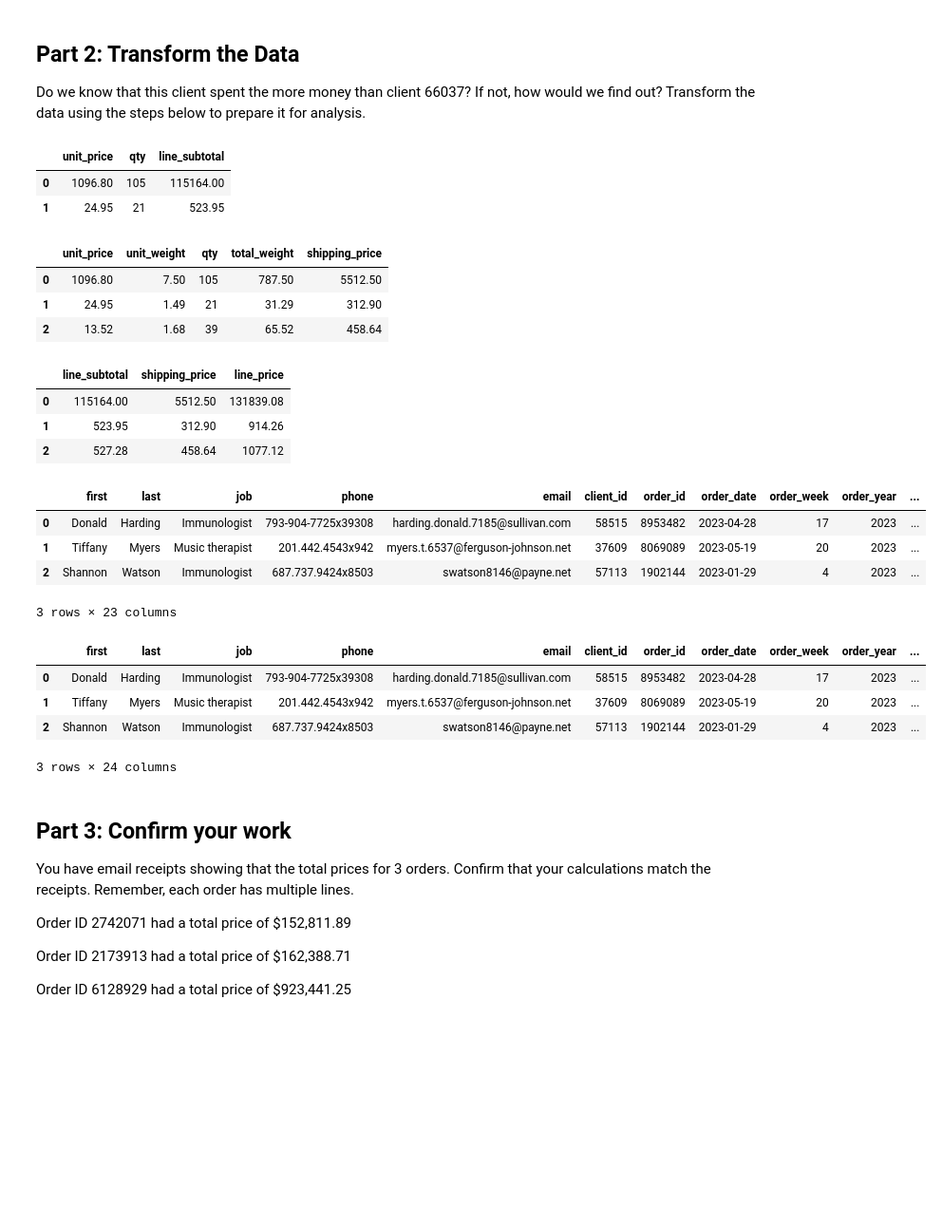
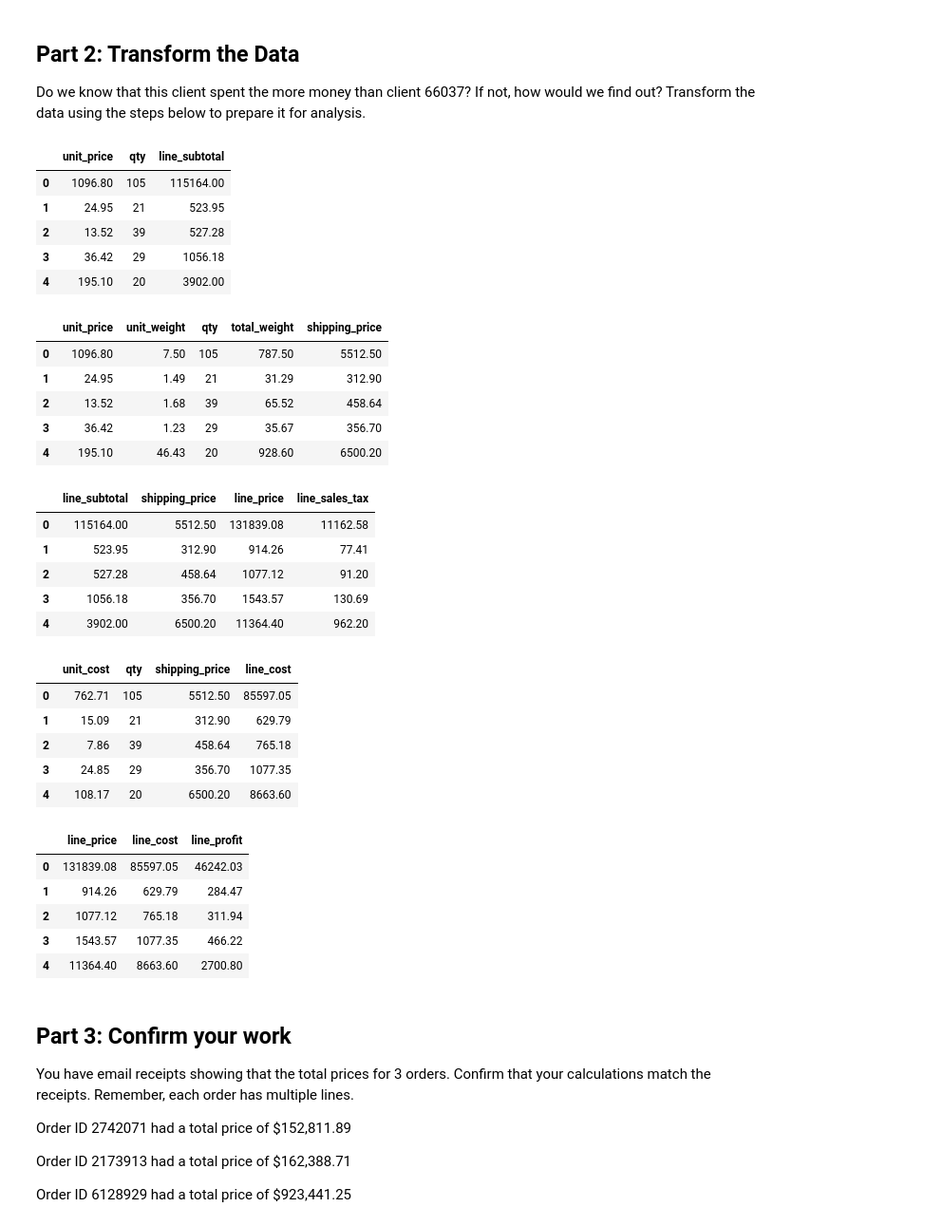
Before and after one commit to ManWithACap/pandas-challenge-1, a Jupyter notebook: module_4_challenge.ipynb, the cells around one changed output. Shown at 95% size. Drawn from its saved outputs; the diff is of its cells as text; code cells hidden in the pictures; blank space fills up the shorter version.

```diff
--- a/module_4_challenge.ipynb
+++ b/module_4_challenge.ipynb
@@ -147,49 +107,84 @@ Do we know that this client spent the more money than client 66037? If not, how
 # Create a column that calculates the
 # subtotal for each line using the unit_price
 # and the qty
+
+df['line_subtotal'] = round(df['unit_price'] * df['qty'], 2)
+
+df[['unit_price', 'qty', 'line_subtotal']].head()
 # %% [output]
 |  | unit_price | qty | line_subtotal |
 | 0 | 1096.80 | 105 | 115164.00 |
 | 1 | 24.95 | 21 | 523.95 |
+| 2 | 13.52 | 39 | 527.28 |
+| 3 | 36.42 | 29 | 1056.18 |
+| 4 | 195.10 | 20 | 3902.00 |
 # %%
 # Create a column for shipping price.
 # Assume a shipping price of $7 per pound
 # for orders over 50 pounds and $10 per
 # pound for items 50 pounds or under.
+
+import numpy as np
+
+df['total_weight'] = round(df['unit_weight'] * df['qty'], 2)
+
+df['shipping_price'] = np.where(df['total_weight'] > 50, df['total_weight'] * 7, df['total_weight'] * 10)
+
+df[['unit_price', 'unit_weight', 'qty', 'total_weight', 'shipping_price']].head()
 # %% [output]
 |  | unit_price | unit_weight | qty | total_weight | shipping_price |
 | 0 | 1096.80 | 7.50 | 105 | 787.50 | 5512.50 |
 | 1 | 24.95 | 1.49 | 21 | 31.29 | 312.90 |
 | 2 | 13.52 | 1.68 | 39 | 65.52 | 458.64 |
+| 3 | 36.42 | 1.23 | 29 | 35.67 | 356.70 |
+| 4 | 195.10 | 46.43 | 20 | 928.60 | 6500.20 |
 # %%
 # Create a column for the total price
 # using the subtotal and the shipping price
 # along with a sales tax of 9.25%
+
+df['line_sales_tax'] = round((df['line_subtotal'] + df['shipping_price']) * 0.0925, 2)
+
+df['line_price'] = round(df['line_subtotal'] + df['shipping_price'] + df['line_sales_tax'], 2)
+
+df[['line_subtotal', 'shipping_price', 'line_price', 'line_sales_tax']].head()
 # %% [output]
-|  | line_subtotal | shipping_price | line_price |
-| 0 | 115164.00 | 5512.50 | 131839.08 |
-| 1 | 523.95 | 312.90 | 914.26 |
-| 2 | 527.28 | 458.64 | 1077.12 |
+|  | line_subtotal | shipping_price | line_price | line_sales_tax |
+| 0 | 115164.00 | 5512.50 | 131839.08 | 11162.58 |
+| 1 | 523.95 | 312.90 | 914.26 | 77.41 |
+| 2 | 527.28 | 458.64 | 1077.12 | 91.20 |
+| 3 | 1056.18 | 356.70 | 1543.57 | 130.69 |
+| 4 | 3902.00 | 6500.20 | 11364.40 | 962.20 |
 # %%
 # Create a column for the cost
 # of each line using unit cost, qty, and
 # shipping price (assume the shipping cost
 # is exactly what is charged to the client).
+
+df['line_cost'] = round((df['unit_cost'] * df['qty']) + df['shipping_price'], 2)
+
+df[['unit_cost', 'qty', 'shipping_price', 'line_cost']].head()
 # %% [output]
-|  | first | last | job | phone | email | client_id | order_id | order_date | order_week | order_year | ... |
-| 0 | Donald | Harding | Immunologist | 793-904-7725x39308 | harding.donald.7185@sullivan.com | 58515 | 8953482 | 2023-04-28 | 17 | 2023 | ... |
-| 1 | Tiffany | Myers | Music therapist | 201.442.4543x942 | myers.t.6537@ferguson-johnson.net | 37609 | 8069089 | 2023-05-19 | 20 | 2023 | ... |
-| 2 | Shannon | Watson | Immunologist | 687.737.9424x8503 | swatson8146@payne.net | 57113 | 1902144 | 2023-01-29 | 4 | 2023 | ... |
+|  | unit_cost | qty | shipping_price | line_cost |
+| 0 | 762.71 | 105 | 5512.50 | 85597.05 |
+| 1 | 15.09 | 21 | 312.90 | 629.79 |
+| 2 | 7.86 | 39 | 458.64 | 765.18 |
+| 3 | 24.85 | 29 | 356.70 | 1077.35 |
+| 4 | 108.17 | 20 | 6500.20 | 8663.60 |
-3 rows × 23 columns
 # %%
 # Create a column for the profit of
 # each line using line cost and line price
+
+df['line_profit'] = round(df['line_price'] - df['line_cost'], 2)
+
+df[['line_price', 'line_cost', 'line_profit']].head()
 # %% [output]
-|  | first | last | job | phone | email | client_id | order_id | order_date | order_week | order_year | ... |
-| 0 | Donald | Harding | Immunologist | 793-904-7725x39308 | harding.donald.7185@sullivan.com | 58515 | 8953482 | 2023-04-28 | 17 | 2023 | ... |
-| 1 | Tiffany | Myers | Music therapist | 201.442.4543x942 | myers.t.6537@ferguson-johnson.net | 37609 | 8069089 | 2023-05-19 | 20 | 2023 | ... |
-| 2 | Shannon | Watson | Immunologist | 687.737.9424x8503 | swatson8146@payne.net | 57113 | 1902144 | 2023-01-29 | 4 | 2023 | ... |
+|  | line_price | line_cost | line_profit |
+| 0 | 131839.08 | 85597.05 | 46242.03 |
+| 1 | 914.26 | 629.79 | 284.47 |
+| 2 | 1077.12 | 765.18 | 311.94 |
+| 3 | 1543.57 | 1077.35 | 466.22 |
+| 4 | 11364.40 | 8663.60 | 2700.80 |
-3 rows × 24 columns
 # %% [markdown]
 ## Part 3: Confirm your work
 You have email receipts showing that the total prices for 3 orders. Confirm that your calculations match the receipts. Remember, each order has multiple lines.
```
Also changed, not shown: parts of 10 cells of this notebook.
